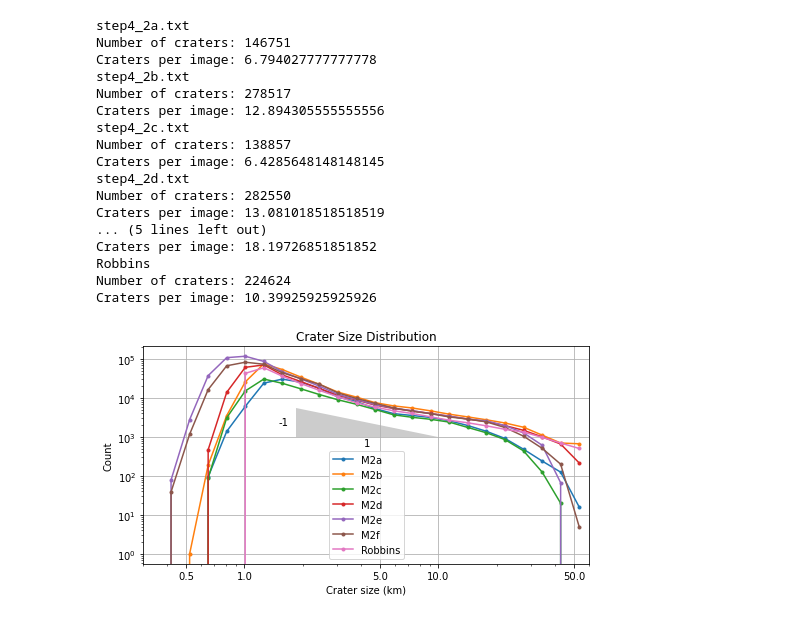
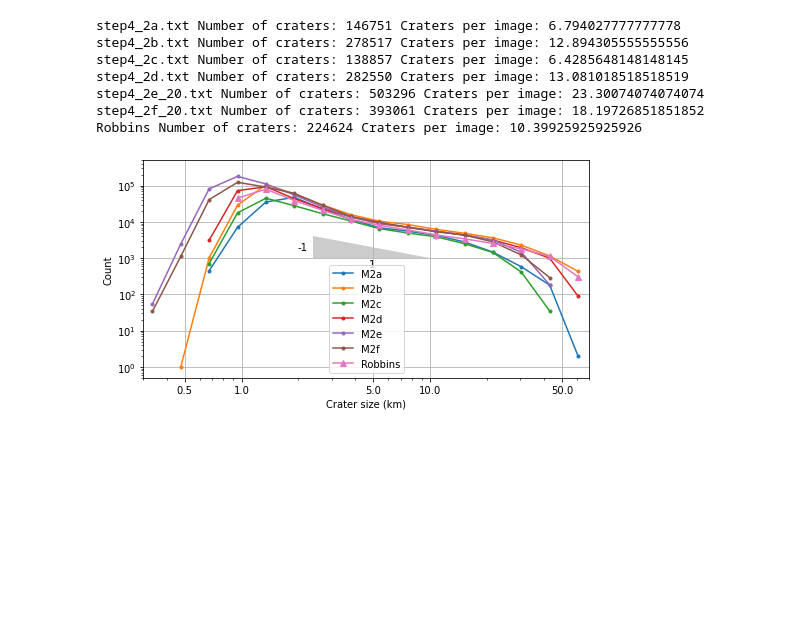
Before and after one commit to liyinze1/Robbins-to-THEMIS, a Jupyter notebook: distribution.ipynb, the cells around one changed output. Saved outputs shown, nothing was run; the diff lists cells and outputs as text; code cells hidden in the pictures; blank space fills up the shorter version.

```diff
--- a/distribution.ipynb
+++ b/distribution.ipynb
@@ -1,14 +1,20 @@
 # %%
 import matplotlib.pyplot as plt
-from math import cos, radians
+from math import cos, radians, sqrt
 import numpy as np
 import pandas as pd
 from mpltools import annotation
 
+root = sqrt(2)
+bins = np.array([root**i for i in range(20)])
+
+def strip(xs, ys):
+    no_zero = (ys != 0)
+    return xs[no_zero], ys[no_zero]
+
 def plot_distribution(file_names, robbins=False, labels=None):
     folder_path = 'distribution'
     resolution = 593
-    bins = np.logspace(0, 1, 30, base=593)
 
     for i, file_name in enumerate(file_names):
 
@@ -37,11 +43,10 @@ def plot_distribution(file_names, robbins=False, labels=None):
         f.close()
         y, x = np.histogram(size_list, bins=bins)
         x = (x[1:] * x[:-1])**0.5
-        plt.loglog(x, y, '.-', label=label)
+        xs, ys = strip(x, y)
+        plt.loglog(xs, ys, '.-', label=label)
 
-        print(file_name)
-        print('Number of craters:', len(size_list))
-        print('Craters per image:', len(size_list) / 21600)
+        print(file_name, 'Number of craters:', len(size_list), 'Craters per image:', len(size_list) / 21600)
 
     if robbins:
         robbins = pd.read_csv('Robbins_essential.csv')
@@ -50,10 +55,9 @@ def plot_distribution(file_names, robbins=False, labels=None):
         size_list *= 10
         y, x = np.histogram(size_list, bins=bins)
         x = (x[1:] * x[:-1])**0.5
-        plt.loglog(x, y, '.-', label='Robbins')
-        print('Robbins')
-        print('Number of craters:', len(size_list))
-        print('Craters per image:', len(size_list) / 21600)
+        xs, ys = strip(x, y)
+        plt.loglog(xs, ys, '^-', label='Robbins')
+        print('Robbins', 'Number of craters:', len(size_list), 'Craters per image:', len(size_list) / 21600)
 
     annotation.slope_marker((100, 1e3), (-1, 1), size_frac=0.25, pad_frac=0.05, invert=True)
     plt.ylabel('Count')
@@ -63,7 +67,8 @@ def plot_distribution(file_names, robbins=False, labels=None):
     plt.xticks(ticks, labels=labels)
     plt.legend()
     plt.grid(True)
-    plt.xlim(3, 600)
+    plt.xlim(3, 700)
+    plt.ylim(0.5, 500000)
     # plt.title('Crater Size Distribution')
 # %%
 plt.figure(figsize=(12,8))
@@ -109,26 +113,14 @@ Craters per image: 10.39925925925926
 # %%
 file_names = ['step4_2a.txt', 'step4_2b.txt', 'step4_2c.txt', 'step4_2d.txt', 'step4_2e_20.txt', 'step4_2f_20.txt']
 labels = ['M2a', 'M2b', 'M2c', 'M2d', 'M2e', 'M2f']
 plt.figure(figsize=(8,4))
 plot_distribution(file_names, True, labels=labels)
-
-plot_distribution(['step4_trail.txt', 'step4_m1.txt'], True)
 # %% [output]
-step4_2a.txt
-Number of craters: 146751
-Craters per image: 6.794027777777778
-step4_2b.txt
-Number of craters: 278517
-Craters per image: 12.894305555555556
-step4_2c.txt
-Number of craters: 138857
-Craters per image: 6.4285648148148145
-step4_2d.txt
-Number of craters: 282550
-Craters per image: 13.081018518518519
-... (5 lines left out)
-Craters per image: 18.19726851851852
-Robbins
-Number of craters: 224624
-Craters per image: 10.39925925925926
+step4_2a.txt Number of craters: 146751 Craters per image: 6.794027777777778
+step4_2b.txt Number of craters: 278517 Craters per image: 12.894305555555556
+step4_2c.txt Number of craters: 138857 Craters per image: 6.4285648148148145
+step4_2d.txt Number of craters: 282550 Craters per image: 13.081018518518519
+step4_2e_20.txt Number of craters: 503296 Craters per image: 23.30074074074074
+step4_2f_20.txt Number of craters: 393061 Craters per image: 18.19726851851852
+Robbins Number of craters: 224624 Craters per image: 10.39925925925926
-[figure, old version]
+[figure, new version]
```
Also changed, not shown: parts of 3 cells of this notebook, 5 other files.
